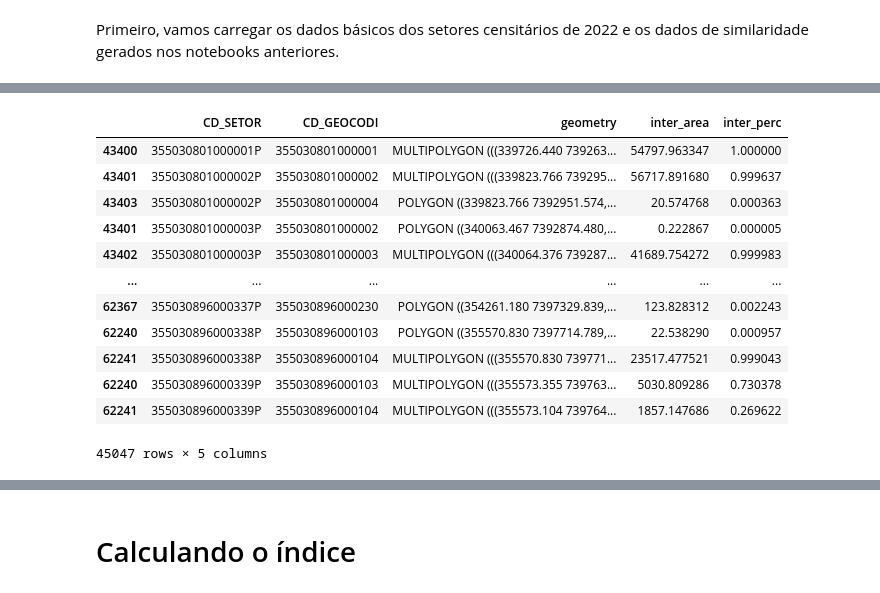
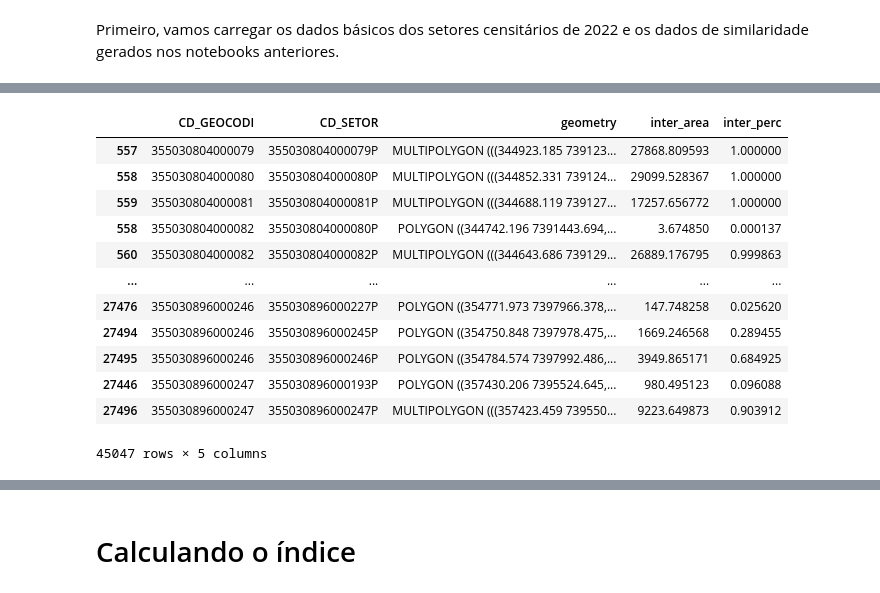
Before and after one commit to sepep-pmsp/compatibilizacao-setores-censitarios, a Jupyter notebook: 07 Impureza de Gini.ipynb, the cells around one changed output, grey strips where cells are left out. Cells and saved outputs as stored; diff of their text form; code cells hidden in the pictures.

```diff
--- a/07 Impureza de Gini.ipynb
+++ b/07 Impureza de Gini.ipynb
@@ -106,21 +119,21 @@ sim_double_buff_22
 45186 rows × 5 columns
 # %%
-sim_double_buff_resga_22_path = 'data/06_similarity_double_buffer_resga.parquet'
-sim_double_buff_resga_22 = gpd.read_parquet(sim_double_buff_resga_22_path)
-sim_double_buff_resga_22
+sim_double_buff_resga_10_path = 'data/06_similarity_double_buffer_resga_10.parquet'
+sim_double_buff_resga_10 = gpd.read_parquet(sim_double_buff_resga_10_path)
+sim_double_buff_resga_10
 # %% [output]
-|  | CD_SETOR | CD_GEOCODI | geometry | inter_area | inter_perc |
-| 43400 | 355030801000001P | 355030801000001 | MULTIPOLYGON (((339726.440 739263... | 54797.963347 | 1.000000 |
-| 43401 | 355030801000002P | 355030801000002 | MULTIPOLYGON (((339823.766 739295... | 56717.891680 | 0.999637 |
-| 43403 | 355030801000002P | 355030801000004 | POLYGON ((339823.766 7392951.574,... | 20.574768 | 0.000363 |
-| 43401 | 355030801000003P | 355030801000002 | POLYGON ((340063.467 7392874.480,... | 0.222867 | 0.000005 |
-| 43402 | 355030801000003P | 355030801000003 | MULTIPOLYGON (((340064.376 739287... | 41689.754272 | 0.999983 |
+|  | CD_GEOCODI | CD_SETOR | geometry | inter_area | inter_perc |
+| 557 | 355030804000079 | 355030804000079P | MULTIPOLYGON (((344923.185 739123... | 27868.809593 | 1.000000 |
+| 558 | 355030804000080 | 355030804000080P | MULTIPOLYGON (((344852.331 739124... | 29099.528367 | 1.000000 |
+| 559 | 355030804000081 | 355030804000081P | MULTIPOLYGON (((344688.119 739127... | 17257.656772 | 1.000000 |
+| 558 | 355030804000082 | 355030804000080P | POLYGON ((344742.196 7391443.694,... | 3.674850 | 0.000137 |
+| 560 | 355030804000082 | 355030804000082P | MULTIPOLYGON (((344643.686 739129... | 26889.176795 | 0.999863 |
 | ... | ... | ... | ... | ... | ... |
-| 62367 | 355030896000337P | 355030896000230 | POLYGON ((354261.180 7397329.839,... | 123.828312 | 0.002243 |
-| 62240 | 355030896000338P | 355030896000103 | POLYGON ((355570.830 7397714.789,... | 22.538290 | 0.000957 |
-| 62241 | 355030896000338P | 355030896000104 | MULTIPOLYGON (((355570.830 739771... | 23517.477521 | 0.999043 |
-| 62240 | 355030896000339P | 355030896000103 | MULTIPOLYGON (((355573.355 739763... | 5030.809286 | 0.730378 |
-| 62241 | 355030896000339P | 355030896000104 | MULTIPOLYGON (((355573.104 739764... | 1857.147686 | 0.269622 |
+| 27476 | 355030896000246 | 355030896000227P | POLYGON ((354771.973 7397966.378,... | 147.748258 | 0.025620 |
+| 27494 | 355030896000246 | 355030896000245P | POLYGON ((354750.848 7397978.475,... | 1669.246568 | 0.289455 |
+| 27495 | 355030896000246 | 355030896000246P | POLYGON ((354784.574 7397992.486,... | 3949.865171 | 0.684925 |
+| 27446 | 355030896000247 | 355030896000193P | POLYGON ((357430.206 7395524.645,... | 980.495123 | 0.096088 |
+| 27496 | 355030896000247 | 355030896000247P | MULTIPOLYGON (((357423.459 739550... | 9223.649873 | 0.903912 |
 45047 rows × 5 columns
 # %%
 %%time
```
Also changed, not shown: parts of 30 cells of this notebook.
